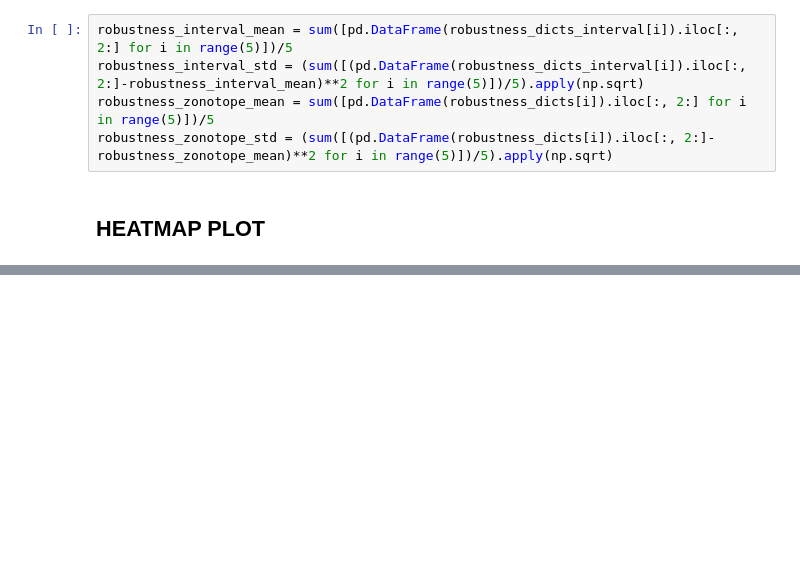
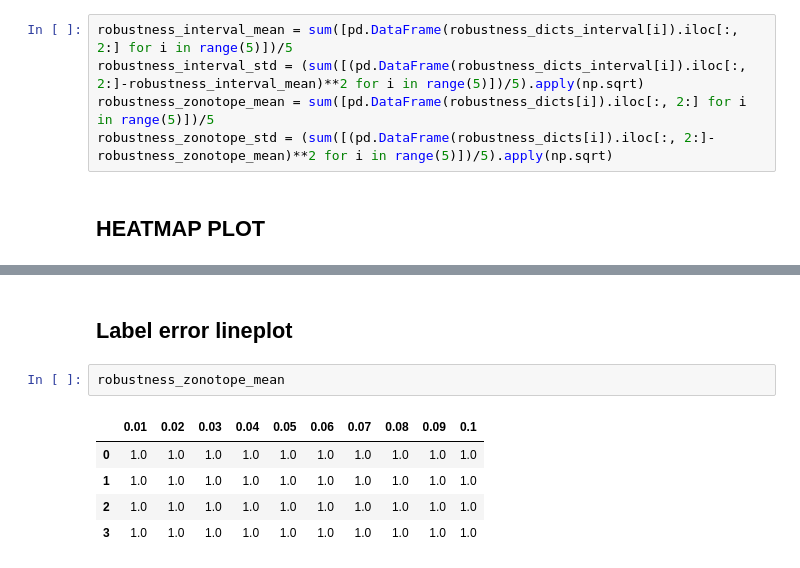
Before and after one commit to rx-72/Data-Augmentation-Project, a Jupyter notebook: Testing/netflix_test.ipynb, the cells around one changed output, grey strips where cells are left out. Drawn from its saved outputs; the diff is of its cells as text; blank space fills up the shorter version.

```diff
--- a/Testing/netflix_test.ipynb
+++ b/Testing/netflix_test.ipynb
@@ -552,0 +666,10 @@ robustness_zonotope_std = (sum([(pd.DataFrame(robustness_dicts[i]).iloc[:, 2:]-r
+# %% [markdown]
+## Label error lineplot
+# %%
+robustness_zonotope_mean
+# %% [output]
+|  | 0.01 | 0.02 | 0.03 | 0.04 | 0.05 | 0.06 | 0.07 | 0.08 | 0.09 | 0.1 |
+| 0 | 1.0 | 1.0 | 1.0 | 1.0 | 1.0 | 1.0 | 1.0 | 1.0 | 1.0 | 1.0 |
+| 1 | 1.0 | 1.0 | 1.0 | 1.0 | 1.0 | 1.0 | 1.0 | 1.0 | 1.0 | 1.0 |
+| 2 | 1.0 | 1.0 | 1.0 | 1.0 | 1.0 | 1.0 | 1.0 | 1.0 | 1.0 | 1.0 |
+| 3 | 1.0 | 1.0 | 1.0 | 1.0 | 1.0 | 1.0 | 1.0 | 1.0 | 1.0 | 1.0 |
```
Also changed, not shown: parts of 11 cells of this notebook, 4 other files.
